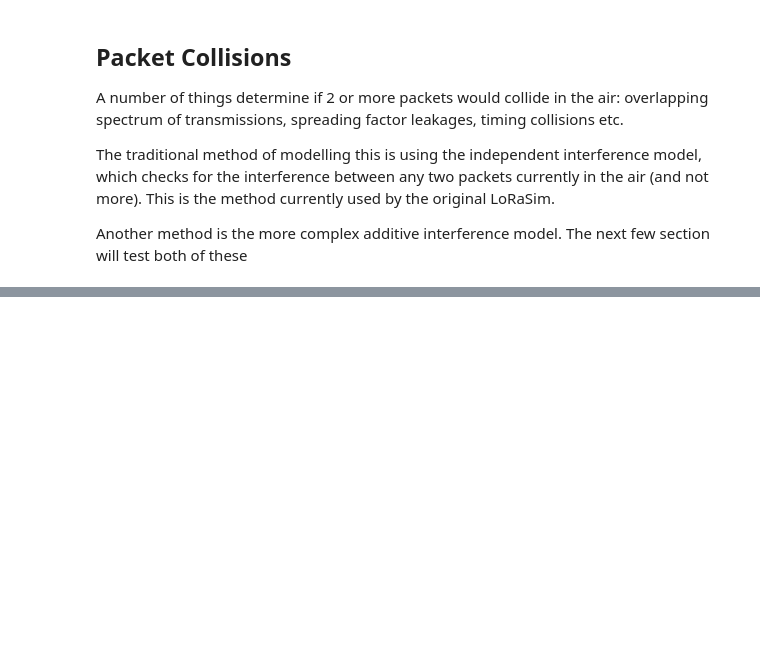
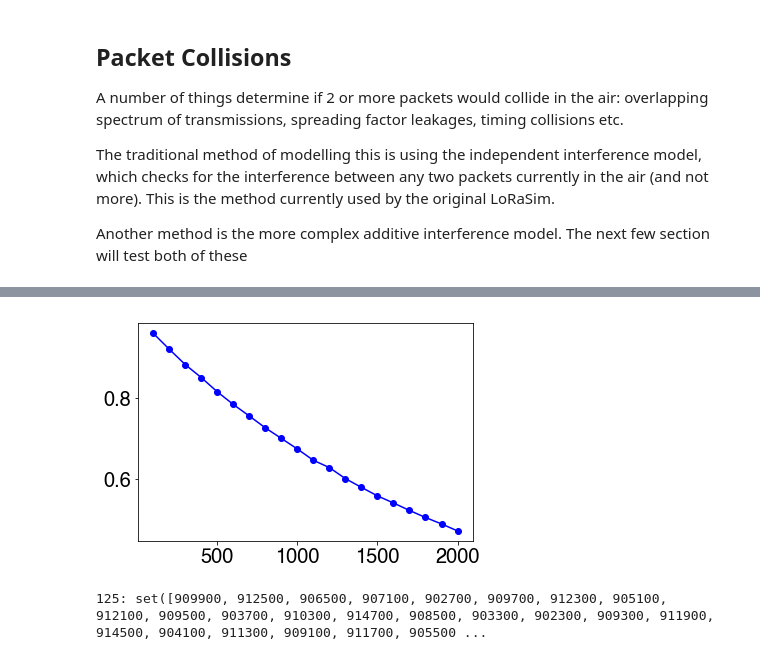
Before and after one commit to adwaitnd/lorasim, a Jupyter notebook: LoraSim-python2.ipynb, the cells around one changed output, grey strips where cells are left out. Cells and saved outputs as stored; diff of their text form; code cells hidden in the pictures; blank space fills up the shorter version.

```diff
--- a/LoraSim-python2.ipynb
+++ b/LoraSim-python2.ipynb
@@ -576,0 +615,66 @@ calculated max transmission distance (m) =
+# %%
+
+def plotIIMPacketReception():
+
+#     print totalReceived
+#     print totalTransmitted
+
+#     print np.divide(np.array(totalReceived, dtype=float), np.array(totalTransmitted, dtype=float))
+
+    iimDerPlot = plt.figure()
+    plt.plot(simSetting, np.divide(np.array(totalReceived, dtype=float), np.array(totalTransmitted, dtype=float)), 'bo-')
+    plt.show()
+
+plotIIMPacketReception()
+# %% [output]
+[figure, added]
+# %%
+def getFreqBucketsFromSet(BSFreqSetList):
+    ## This function gives a list of frequencies for various bandwidths used by our basestations
+    ## This is only applicable to the US 902-928 specifications.
+    ## Other regions would need their own functions
+
+
+    freqSetList = np.unique(BSFreqSetList)
+#     freq125 = np.array([], dtype=int)
+#     freq500 = np.array([],dtype=int)
+    freq125 = set()
+    freq500 = set()
+    for i in freqSetList:
+        freq125.update(np.linspace(902300 + 200*8*i, 903700 + 200*8*i, 8, dtype=int))
+        freq500.add(903000 + 1600*i)
+
+    return freq125,freq500
+
+class myBS_AIM():
+    def __init__(self, bsid, position, BSFreqSetList = []):
+        self.bsid = bsid
+        self.x, self.y = position
+        self.packetsAtBS = []
+
+        if BSFreqSetList:
+            # non empty list provided
+            self.freqSetList = BSFreqSetList
+        else:
+            self.freqSetList = getRandomFreqSet()
+
+        # RX frequencies are stored as a set for easy searching later
+        self.RXFreq125, self.RXFreq500 = getFreqBucketsFromSet(self.freqSetList)
+
+    def getRandomFreqSet(self):
+        return random.randint(0,7)
+
+    def updateRXFreqSet(self, BSFreqSetList):
+        self.RXFreq125, self.RXFreq500 = getFreqBucketsFromSet(BSFreqSetList)
+
+
+class myNode_AIM():
+    def __init__(self, nodeid, position):
+        self.nodeid = nodeid
+        self.x, self.y = position
+
+class myPacket_AIM():
+    def __init__(self):
+        pass
+# %% [output]
+125: set([909900, 912500, 906500, 907100, 902700, 909700, 912300, 905100, 912100, 909500, 903700, 910300, 914700, 908500, 903300, 902300, 909300, 911900, 914500, 904100, 911300, 909100, 911700, 905500 ...
```
Also changed, not shown: parts of 7 cells of this notebook, 3 other files.
